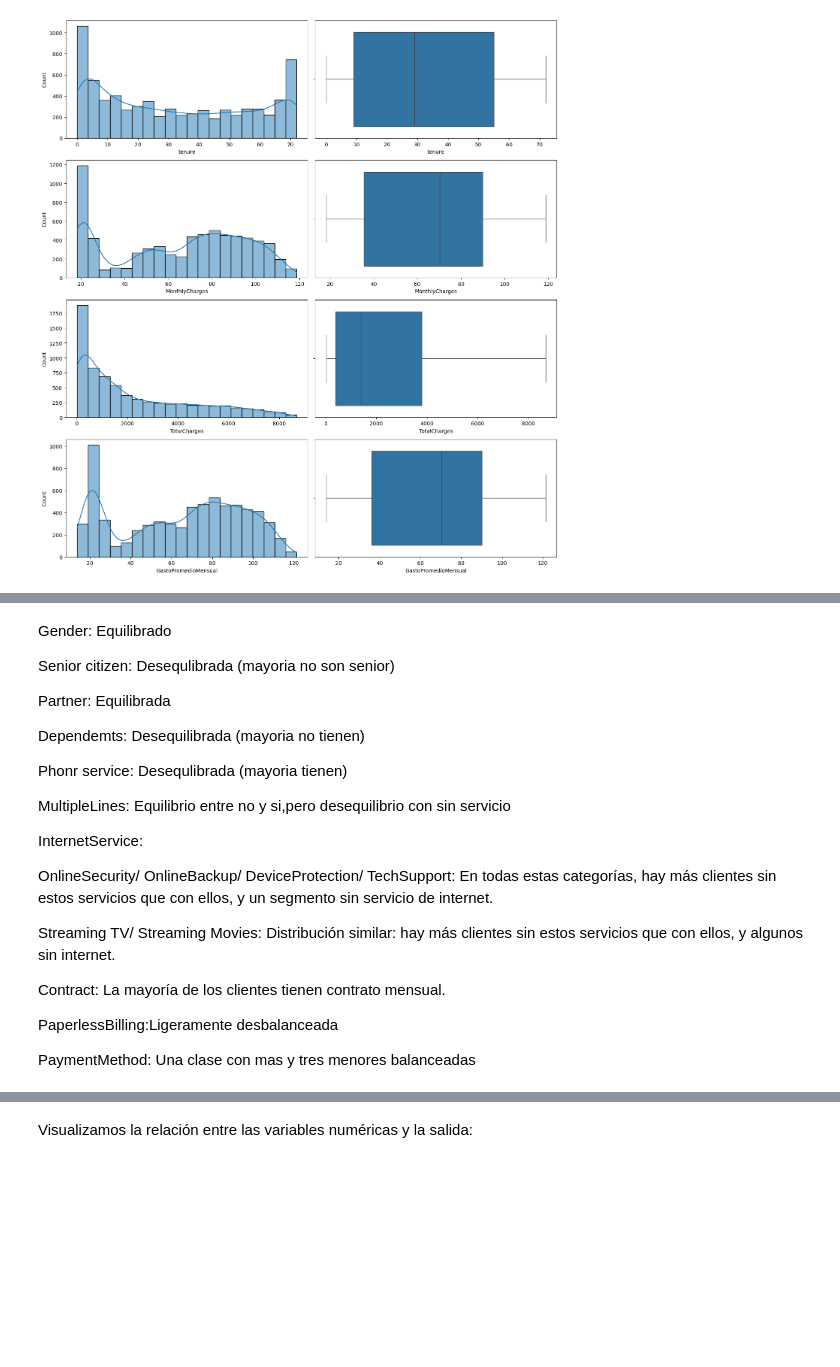
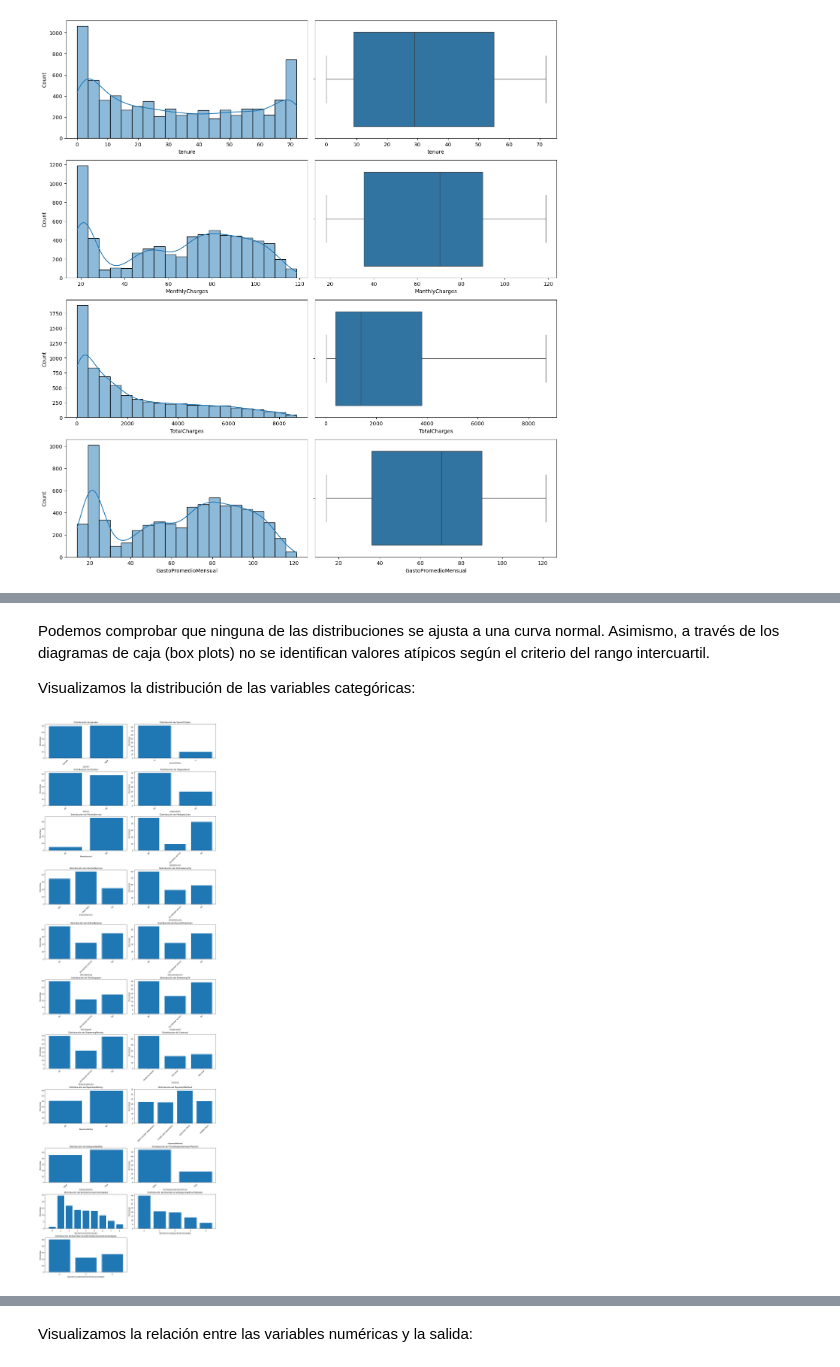
Before and after one commit to GOIH/MineriaDatos, a Jupyter notebook: analisis.ipynb, the cells around one changed output, grey strips where cells are left out. Drawn from its saved outputs; the diff is of its cells as text; code cells hidden in the pictures; blank space fills up the shorter version.

```diff
--- a/analisis.ipynb
+++ b/analisis.ipynb
@@ -292,25 +278,42 @@ fig.tight_layout()
-# %% [markdown]
-Gender: Equilibrado
-
-Senior citizen: Desequlibrada (mayoria no son senior)
-
-Partner: Equilibrada
-
-Dependemts: Desequilibrada (mayoria no tienen)
-
-Phonr service: Desequlibrada (mayoria tienen)
-
-MultipleLines: Equilibrio entre no y si,pero desequilibrio con sin servicio
-
-InternetService:
-
-OnlineSecurity/ OnlineBackup/ DeviceProtection/ TechSupport: En todas estas categorías, hay más
-clientes sin estos servicios que con ellos, y un segmento sin servicio de internet.
-
-Streaming TV/ Streaming Movies: Distribución similar: hay más clientes sin estos servicios que con ellos, y algunos sin internet.
-
-Contract: La mayoría de los clientes tienen contrato mensual.
-
-PaperlessBilling:Ligeramente desbalanceada
-
-PaymentMethod: Una clase con mas y tres menores balanceadas
+# %% [markdown]
+Podemos comprobar que ninguna de las distribuciones se ajusta a una curva normal. Asimismo, a través de los diagramas de caja (box plots) no se identifican valores atípicos según el criterio del rango intercuartil.
+
+Visualizamos la distribución de las variables categóricas:
+# %%
+variables_categoricas = variables_categoricas_nominales + variables_categoricas_ordinales
+
+# Parámetros de layout
+n_vars = len(variables_categoricas)
+cols  = 2                                 # dos columnas
+rows  = math.ceil(n_vars / cols)          # filas necesarias
+height_per_plot = 4                       # pulgadas por plot
+
+fig, axes = plt.subplots(
+    nrows=rows,
+    ncols=cols,
+    figsize=(14, height_per_plot * rows),
+    constrained_layout=True
+)
+
+# Aplanamos el array de ejes para iterar fácilmente
+axes = axes.flatten()
+
+for ax, var in zip(axes, variables_categoricas):
+    pct = (
+        generated_data[var]
+        .value_counts(normalize=True, dropna=True)
+        .sort_index() * 100
+    )
+    ax.bar(pct.index.astype(str), pct.values)
+    ax.set_title(f'Distribución de {var}')
+    ax.set_xlabel(var)
+    ax.set_ylabel('Porcentaje')
+    ax.tick_params(axis='x', rotation=45)
+
+# Si hay ejes extra (cuando n_vars es impar), los borramos
+for ax in axes[n_vars:]:
+    fig.delaxes(ax)
+
+plt.show()
+# %% [output]
+[figure, added]
```
Also changed, not shown: parts of 81 cells of this notebook.
